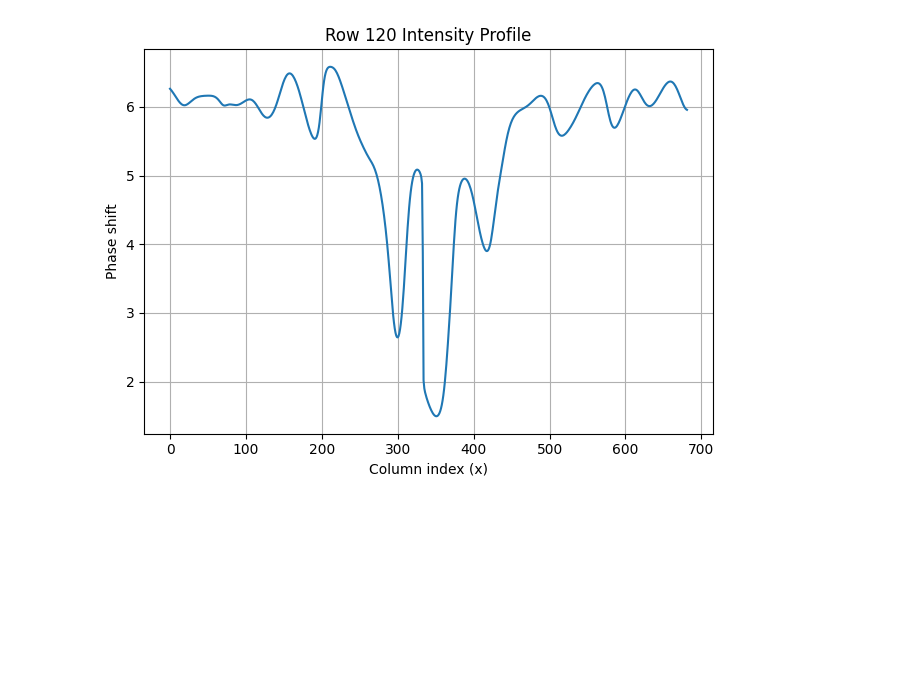
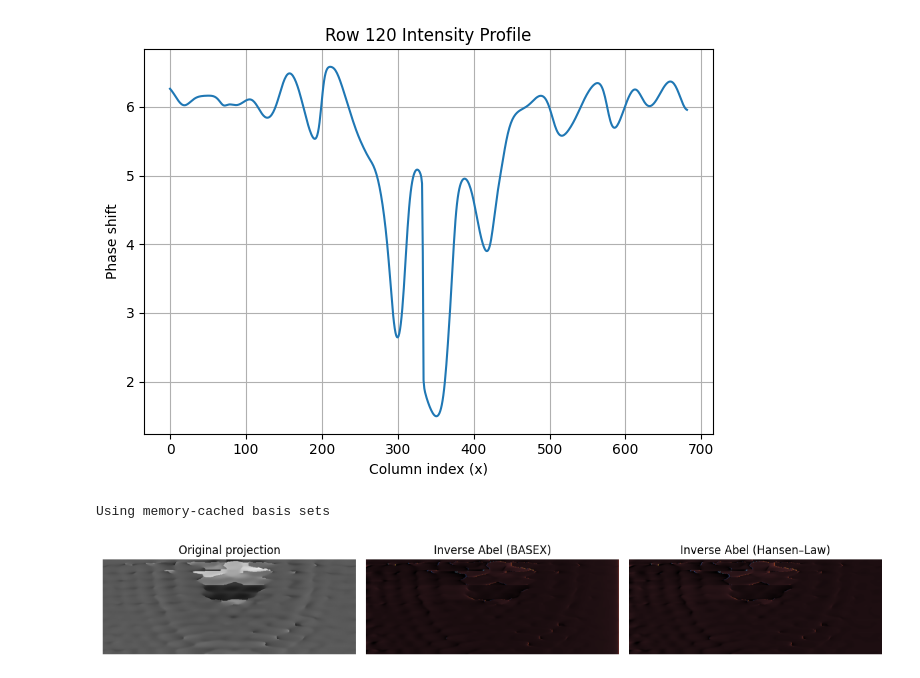
Before and after one commit to josef-codes/Abel-inversion, a Jupyter notebook: src/Phase_shift_extraction_automated.ipynb, the cells around one changed output. Drawn from its saved outputs; the diff is of its cells as text; code cells hidden in the pictures; blank space fills up the shorter version.

```diff
--- a/src/Phase_shift_extraction_automated.ipynb
+++ b/src/Phase_shift_extraction_automated.ipynb
@@ -34,7 +36,8 @@ Choosing path
 # %%
 path = constants.base_dir
 folders = global_utils.get_folder_names(path)
-folders2 = global_utils.get_folder_names(path + "\\" + folders[1])
+# os.path.join
+folders2 = global_utils.get_folder_names(os.path.join(path, folders[1]))
 folders3 = global_utils.get_folder_names(path + "\\" + folders[1] + "\\" + folders2[0])
 folders4 = global_utils.get_folder_names(path + "\\" + folders[1] + "\\" + folders2[0] + "\\" + folders3[0])
 print(folders)
@@ -777,3 +794,30 @@ def plot_image_row(img: np.ndarray, row: int, title: str = None) -> None:
 plot_image_row(image_unwrapped, row=250, title="Row 120 Intensity Profile")
 # %% [output]
 [figure]
+# %%
+from abel import tools, transform
+
+# 3 Perform inverse Abel transform with two methods
+inv_basex     = transform.basex.basex_transform(image_unwrapped)
+inv_hansenlaw = transform.hansenlaw.hansenlaw_transform(image_unwrapped)
+
+# 4 Visualize original and inverted images
+fig, axes = plt.subplots(1, 3, figsize=(12, 4))
+
+axes[0].imshow(image_unwrapped, origin='lower', cmap='gray')
+axes[0].set_title('Original projection')
+axes[0].axis('off')
+
+axes[1].imshow(inv_basex, origin='lower', cmap=cmr.iceburn)
+axes[1].set_title('Inverse Abel (BASEX)')
+axes[1].axis('off')
+
+axes[2].imshow(inv_hansenlaw, origin='lower', cmap=cmr.iceburn)
+axes[2].set_title('Inverse Abel (Hansen–Law)')
+axes[2].axis('off')
+
+plt.tight_layout()
+plt.show()
+# %% [output]
+Using memory-cached basis sets
+[figure, added]
```
Also changed, not shown: parts of 4 cells of this notebook, 2 other files.
